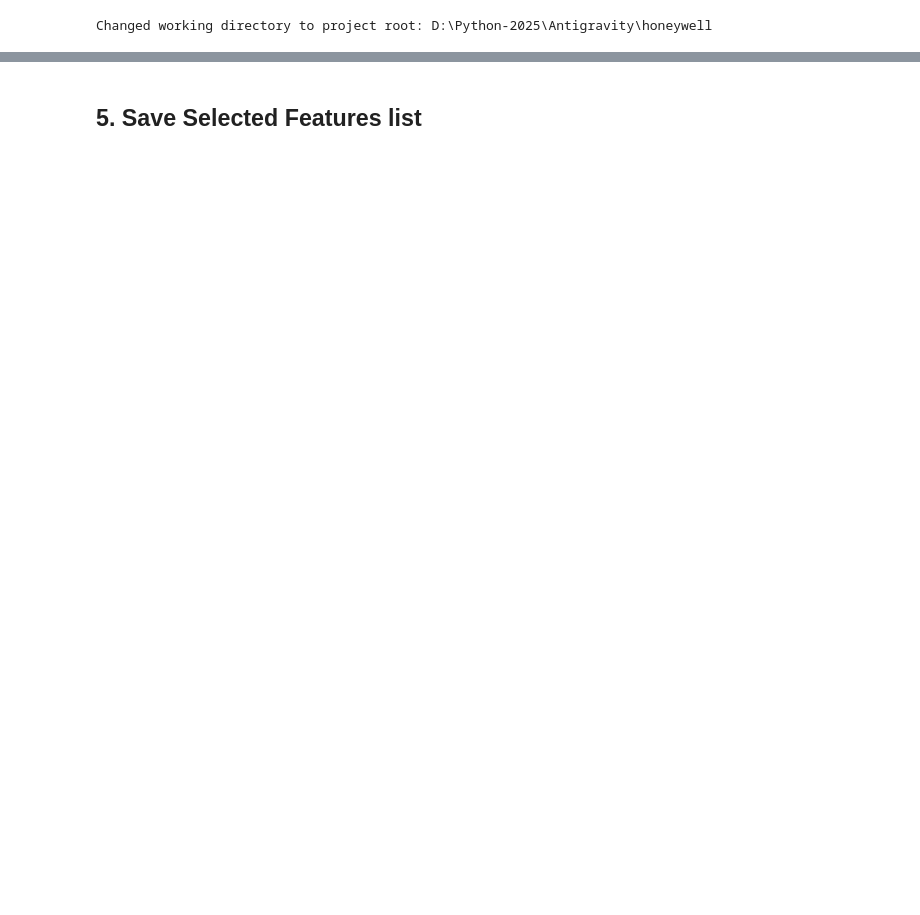
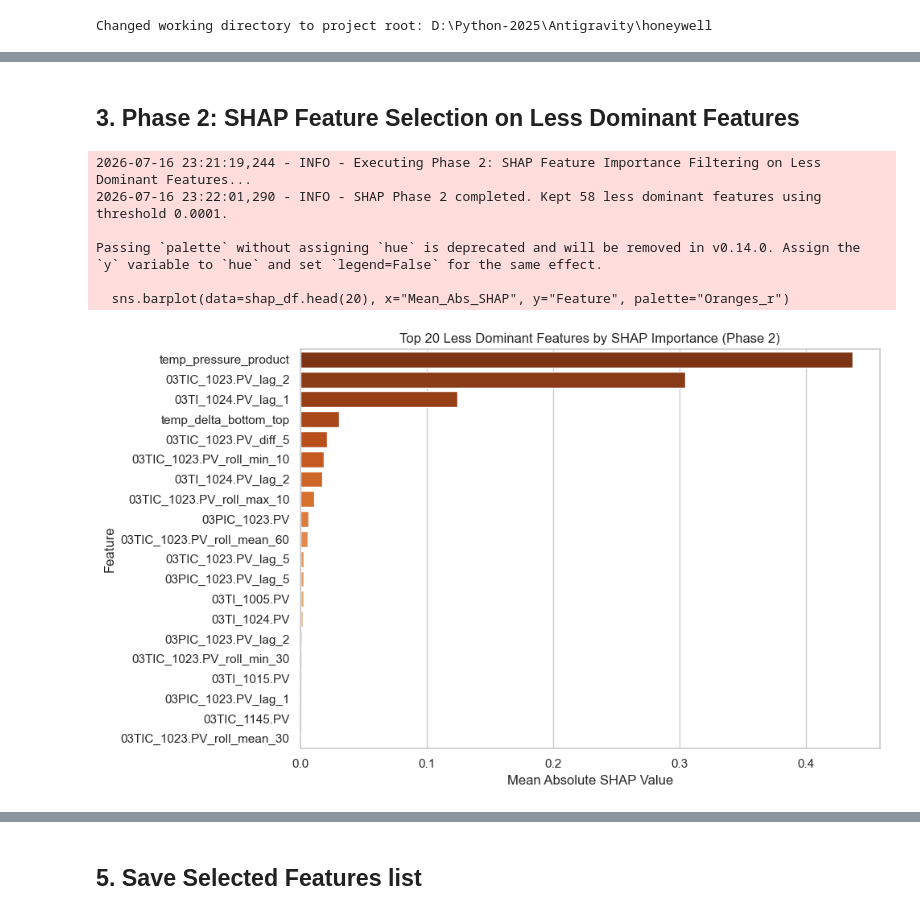
Before and after one commit to arakhajay/temprature_pred_project, a Jupyter notebook: approch_v5/Feature_Selection_v5.ipynb, the cells around one changed output, grey strips where cells are left out. Cells and saved outputs as stored; diff of their text form; code cells hidden in the pictures; blank space fills up the shorter version.

```diff
--- a/approch_v5/Feature_Selection_v5.ipynb
+++ b/approch_v5/Feature_Selection_v5.ipynb
@@ -181,0 +71,22 @@ Here is the physical, thermodynamic, and mathematical justification for each of
+# %% [markdown]
+## 3. Phase 2: SHAP Feature Selection on Less Dominant Features
+# %%
+shap_selected, shap_df = shap_phase_2(X_train, y_train, less_dominant_features, threshold=1e-4, sample_size=5000)
+
+# Plot top SHAP features
+plt.figure(figsize=(10, 6))
+sns.barplot(data=shap_df.head(20), x="Mean_Abs_SHAP", y="Feature", palette="Oranges_r")
+plt.title("Top 20 Less Dominant Features by SHAP Importance (Phase 2)")
+plt.xlabel("Mean Absolute SHAP Value")
+plt.ylabel("Feature")
+plt.tight_layout()
+plt.savefig("approch_v5/shap_feature_importance.png", dpi=300)
+plt.show()
+# %% [output]
+2026-07-16 23:21:19,244 - INFO - Executing Phase 2: SHAP Feature Importance Filtering on Less Dominant Features...
+2026-07-16 23:22:01,290 - INFO - SHAP Phase 2 completed. Kept 58 less dominant features using threshold 0.0001.
+
+Passing `palette` without assigning `hue` is deprecated and will be removed in v0.14.0. Assign the `y` variable to `hue` and set `legend=False` for the same effect.
+
+  sns.barplot(data=shap_df.head(20), x="Mean_Abs_SHAP", y="Feature", palette="Oranges_r")
+[figure, added]
```
Also changed, not shown: parts of 18 cells of this notebook, 29 other files.
